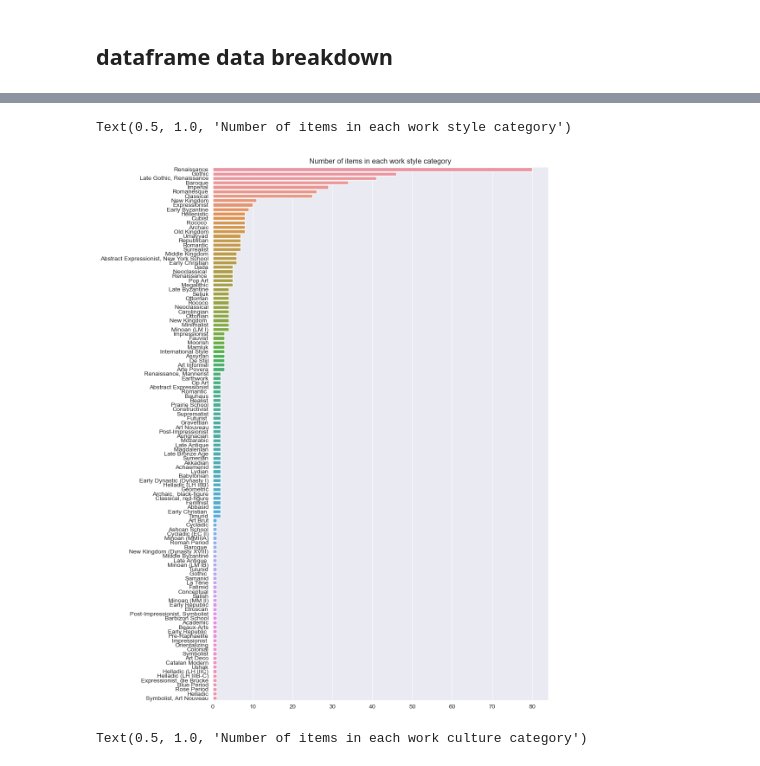
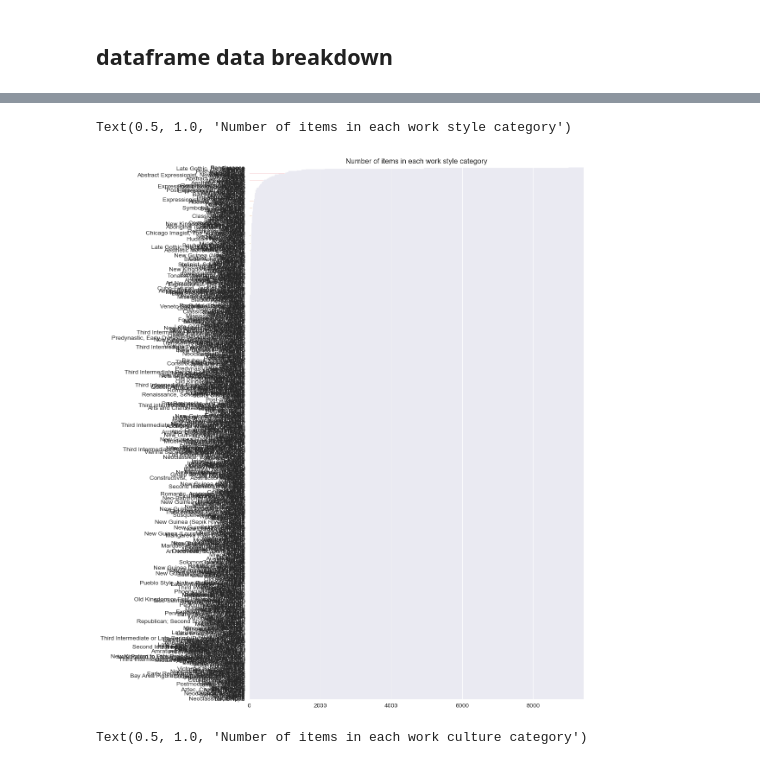
Before and after one commit to shahbazmansahia/VRL_DB_Proj_Backup, a Jupyter notebook: NN_VRL_DB.ipynb, the cells around one changed output, grey strips where cells are left out. Cells and saved outputs as stored; diff of their text form; code cells hidden in the pictures.

Commit message:
Generated Visualizations
Generated visualizations for the year/date-char_length values. Working on generating graphs for style-based categorization of data.

```diff
--- a/NN_VRL_DB.ipynb
+++ b/NN_VRL_DB.ipynb
@@ -159,4 +137,5 @@ connection = psql.connect(host='cha-cdbs-e01.sjsu.edu',
 # %%
-df = pd.read_csv('A08-077_data.csv');
+#df = pd.read_csv('A08-077_data.csv');
+df = pd.read_csv('VRL_image_db.csv');
 df
 # %% [output]
@@ -262,10 +255,11 @@ df[df['works::work_display_attribution'] == '(from a design by)']
 # %%
 plt.figure(figsize = (10, 16))
-sns.barplot(y = df['works::work_style'].value_counts().index, x = df['works::work_style'].value_counts().values)
+#sns.barplot(y = df['works::work_style'].value_counts().index, x = df['works::work_style'].value_counts().values)
+sns.barplot(y = df['style'].value_counts().index, x = df['style'].value_counts().values)
 plt.title('Number of items in each work style category')
 # %% [output]
 Text(0.5, 1.0, 'Number of items in each work style category')
-[figure, old version]
+[figure, new version]
 # %%
 plt.figure(figsize = (10, 16))
 sns.barplot(y = df['works::work_culture'].value_counts().index, x = df['works::work_culture'].value_counts().values)
```
Also changed, not shown: parts of 24 cells of this notebook, 3 other files.
